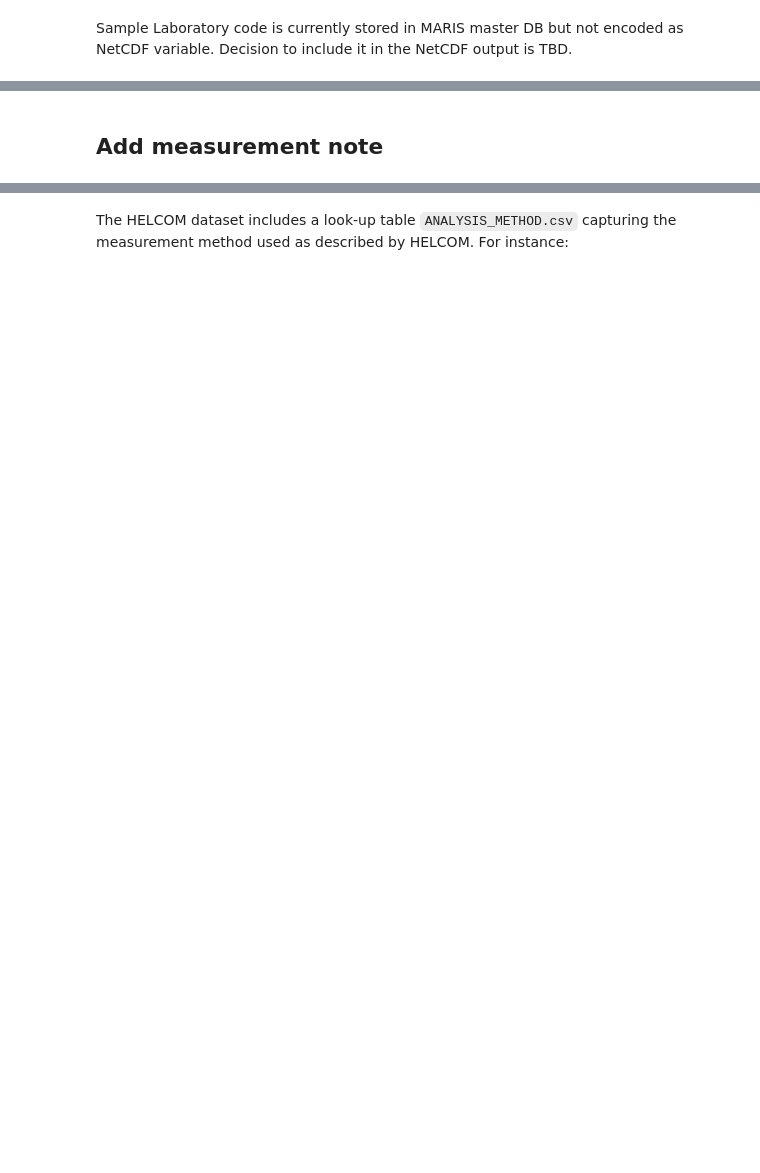
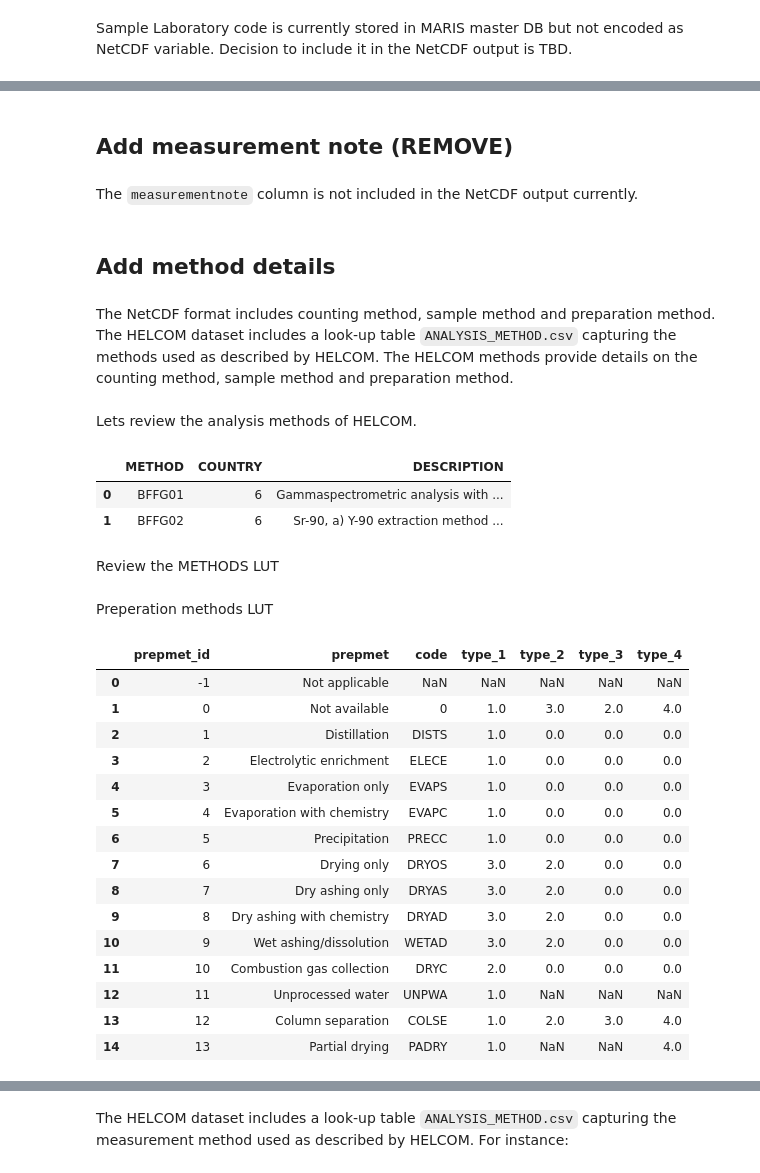
Before and after one commit to franckalbinet/marisco, a Jupyter notebook: nbs/handlers/helcom.ipynb, the cells around one changed output, grey strips where cells are left out. Saved outputs shown, nothing was run; the diff lists cells and outputs as text; code cells hidden in the pictures; blank space fills up the shorter version.

```diff
--- a/nbs/handlers/helcom.ipynb
+++ b/nbs/handlers/helcom.ipynb
@@ -1412,2 +1501,19 @@ Number of rows in tfm.dfs + Number of dropped rows     21216     39817  15827
 # %% [markdown]
-## Add measurement note
+## Add measurement note (REMOVE)
+# %% [markdown]
+The `measurementnote` column is not included in the NetCDF output currently.
+# %% [markdown]
+## Add method details
+# %% [markdown]
+The NetCDF format includes counting method, sample method and preparation method. The HELCOM dataset includes a look-up table `ANALYSIS_METHOD.csv` capturing the methods used as described by HELCOM. The HELCOM methods provide details on the counting method, sample method and preparation method.
+# %% [markdown]
+Lets review the analysis methods of HELCOM.
+# %%
+analsis_method_df=pd.read_csv(Path(fname_in) / 'ANALYSIS_METHOD.csv')
+analsis_method_df.head(2)
+# %% [output]
+|  | METHOD | COUNTRY | DESCRIPTION |
+| 0 | BFFG01 | 6 | Gammaspectrometric analysis with ... |
+| 1 | BFFG02 | 6 | Sr-90, a) Y-90 extraction method ... |
+# %% [markdown]
+Review the METHODS LUT
@@ -1413,0 +1524,21 @@ Number of rows in tfm.dfs + Number of dropped rows     21216     39817  15827
+# %% [markdown]
+Preperation methods LUT
+# %%
+prepmet_lut
+# %% [output]
+|  | prepmet_id | prepmet | code | type_1 | type_2 | type_3 | type_4 |
+| 0 | -1 | Not applicable | NaN | NaN | NaN | NaN | NaN |
+| 1 | 0 | Not available | 0 | 1.0 | 3.0 | 2.0 | 4.0 |
+| 2 | 1 | Distillation | DISTS | 1.0 | 0.0 | 0.0 | 0.0 |
+| 3 | 2 | Electrolytic enrichment | ELECE | 1.0 | 0.0 | 0.0 | 0.0 |
+| 4 | 3 | Evaporation only | EVAPS | 1.0 | 0.0 | 0.0 | 0.0 |
+| 5 | 4 | Evaporation with chemistry | EVAPC | 1.0 | 0.0 | 0.0 | 0.0 |
+| 6 | 5 | Precipitation | PRECC | 1.0 | 0.0 | 0.0 | 0.0 |
+| 7 | 6 | Drying only | DRYOS | 3.0 | 2.0 | 0.0 | 0.0 |
+| 8 | 7 | Dry ashing only | DRYAS | 3.0 | 2.0 | 0.0 | 0.0 |
+| 9 | 8 | Dry ashing with chemistry | DRYAD | 3.0 | 2.0 | 0.0 | 0.0 |
+| 10 | 9 | Wet ashing/dissolution | WETAD | 3.0 | 2.0 | 0.0 | 0.0 |
+| 11 | 10 | Combustion gas collection | DRYC | 2.0 | 0.0 | 0.0 | 0.0 |
+| 12 | 11 | Unprocessed water | UNPWA | 1.0 | NaN | NaN | NaN |
+| 13 | 12 | Column separation | COLSE | 1.0 | 2.0 | 3.0 | 4.0 |
+| 14 | 13 | Partial drying | PADRY | 1.0 | NaN | NaN | 4.0 |
```
Also changed, not shown: parts of 81 cells of this notebook, 4 other files.
